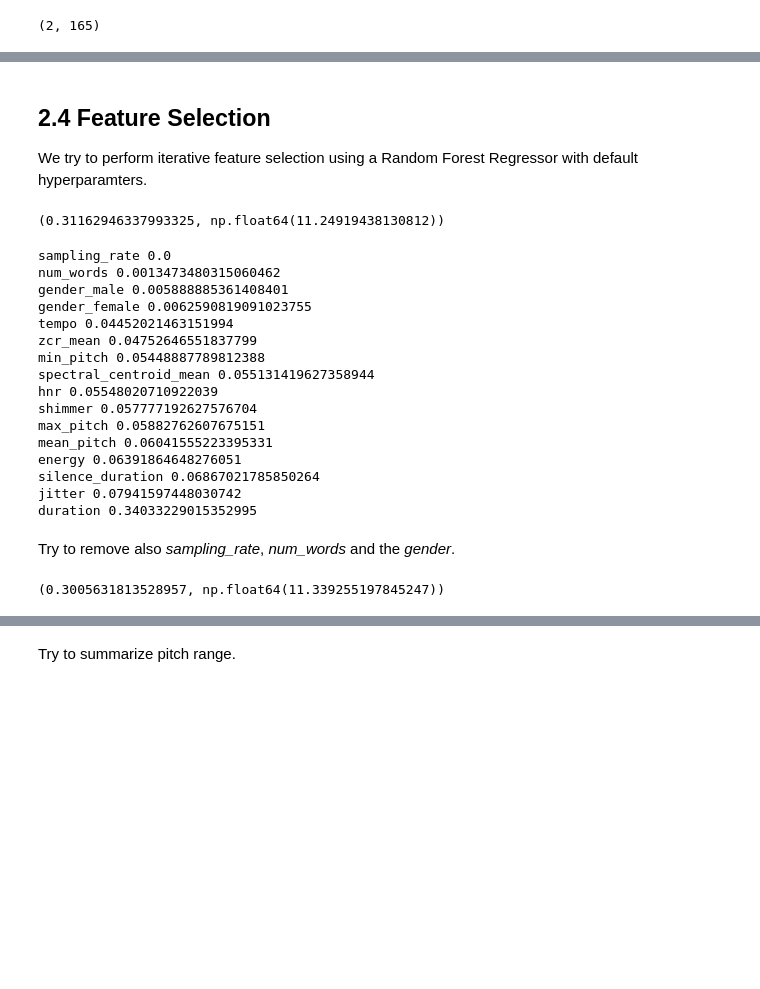
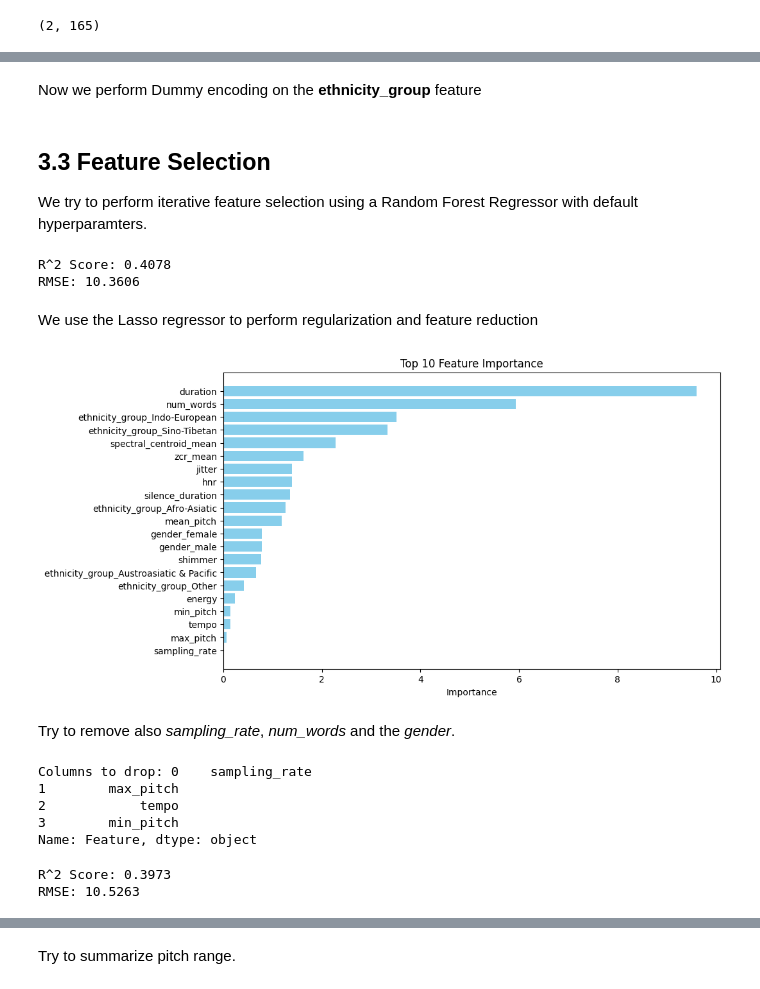
Before and after one commit to d4darius/DSL-AgeDetection, a Jupyter notebook: DSL-AgeDetection.ipynb, the cells around one changed output, grey strips where cells are left out. Drawn from its saved outputs; the diff is of its cells as text; code cells hidden in the pictures; blank space fills up the shorter version.

```diff
--- a/DSL-AgeDetection.ipynb
+++ b/DSL-AgeDetection.ipynb
@@ -195,0 +248,3 @@ encoded_df = pd.get_dummies(df, columns=['gender'])
+# %%
+eth_group = True
+eth = True
@@ -196,58 +345,71 @@ encoded_df = pd.get_dummies(df, columns=['gender'])
+# %% [markdown]
+Now we perform Dummy encoding on the __ethnicity_group__ feature
 # %% [markdown]
-## 2.4 Feature Selection
+## 3.3 Feature Selection
 
 We try to perform iterative feature selection using a Random Forest Regressor with default hyperparamters.
 # %%
-df_dropped = encoded_df.drop(columns=['ethnicity','path', 'Id']) # drop non-numeric columns
+df_dropped = encoded_df.drop(columns=['path', 'Id', 'ethnicity']) # drop non-numeric columns 'ethnicity'
 feature_names = df_dropped.drop(columns=["age"]).columns
 X = df_dropped.drop(columns=["age"])
 y = df_dropped["age"]
-X_train, X_valid, y_train, y_valid = train_test_split(X,y, shuffle=True, random_state=42)
+X_train, X_valid, y_train, y_valid = train_test_split(X, y, test_size=0.2, random_state=42)
 # %%
-from sklearn.ensemble import RandomForestRegressor
+from sklearn.neural_network import MLPRegressor
 from sklearn.metrics import r2_score, root_mean_squared_error
-reg = RandomForestRegressor(random_state=42)
+reg = MLPRegressor(random_state=42)
 reg.fit(X_train, y_train)
 y_pred = reg.predict(X_valid)
 r2 = r2_score(y_valid, y_pred)
 rmse = root_mean_squared_error(y_valid, y_pred)
-r2,rmse
+print(f"R^2 Score: {r2:.4f}")
+print(f"RMSE: {rmse:.4f}")
 # %% [output]
-(0.31162946337993325, np.float64(11.24919438130812))
+R^2 Score: 0.4078
+RMSE: 10.3606
-# %%
-ndx = np.argsort(reg.feature_importances_)
-for i, j in zip(feature_names[ndx], reg.feature_importances_[ndx]): print(i, j)
-# %% [output]
-sampling_rate 0.0
-num_words 0.0013473480315060462
-gender_male 0.005888885361408401
-gender_female 0.0062590819091023755
-tempo 0.04452021463151994
-zcr_mean 0.04752646551837799
-min_pitch 0.05448887789812388
-spectral_centroid_mean 0.055131419627358944
-hnr 0.05548020710922039
-shimmer 0.057777192627576704
-max_pitch 0.05882762607675151
-mean_pitch 0.06041555223395331
-energy 0.06391864648276051
-silence_duration 0.06867021785850264
-jitter 0.07941597448030742
-duration 0.34033229015352995
+# %% [markdown]
+We use the Lasso regressor to perform regularization and feature reduction
+# %%
+from sklearn.linear_model import Ridge
+reg = Ridge(random_state=42)
+reg.fit(X_train, y_train)
+y_pred = reg.predict(X_valid)
+# %%
+# Use the Ridge model to get feature importances
+ndx = np.argsort(np.abs(reg.coef_))
+features_df = pd.DataFrame(sorted(zip(feature_names[ndx], np.abs(reg.coef_)[ndx]), key=lambda x: x[1], reverse=False), columns=['Feature', 'Importance'])
+
+plt.figure(figsize=(10, 6))
+plt.barh(features_df['Feature'], features_df['Importance'], color='skyblue')
+plt.xlabel('Importance')
+plt.title('Top 10 Feature Importance')
+plt.show()
+# %% [output]
+[figure, added]
 # %% [markdown]
 Try to remove also *sampling_rate*, *num_words* and the *gender*.
 # %%
-df_dropped = encoded_df.drop(columns=['ethnicity','path', 'Id', 'sampling_rate', 'num_words']) # drop non-numeric columns
+col_drop = features_df[features_df['Importance'] < 0.2]['Feature']
+print(f"Columns to drop: {col_drop}")
+df_dropped = df_dropped.drop(columns=col_drop) # drop non-numeric columns
 feature_names = df_dropped.drop(columns=["age"]).columns
 X = df_dropped.drop(columns=["age"])
 y = df_dropped["age"]
 X_train, X_valid, y_train, y_valid = train_test_split(X,y, shuffle=True, random_state=42)
+# %% [output]
+Columns to drop: 0    sampling_rate
+1        max_pitch
+2            tempo
+3        min_pitch
+Name: Feature, dtype: object
 # %%
-reg = RandomForestRegressor(random_state=42)
+reg = MLPRegressor(random_state=42)
 reg.fit(X_train, y_train)
 y_pred = reg.predict(X_valid)
 r2 = r2_score(y_valid, y_pred)
 rmse = root_mean_squared_error(y_valid, y_pred)
-r2,rmse
+print(f"R^2 Score: {r2:.4f}")
+print(f"RMSE: {rmse:.4f}")
 # %% [output]
-(0.3005631813528957, np.float64(11.339255197845247))
+R^2 Score: 0.3973
+RMSE: 10.5263
```
Also changed, not shown: parts of 36 cells of this notebook, 5 other files.
